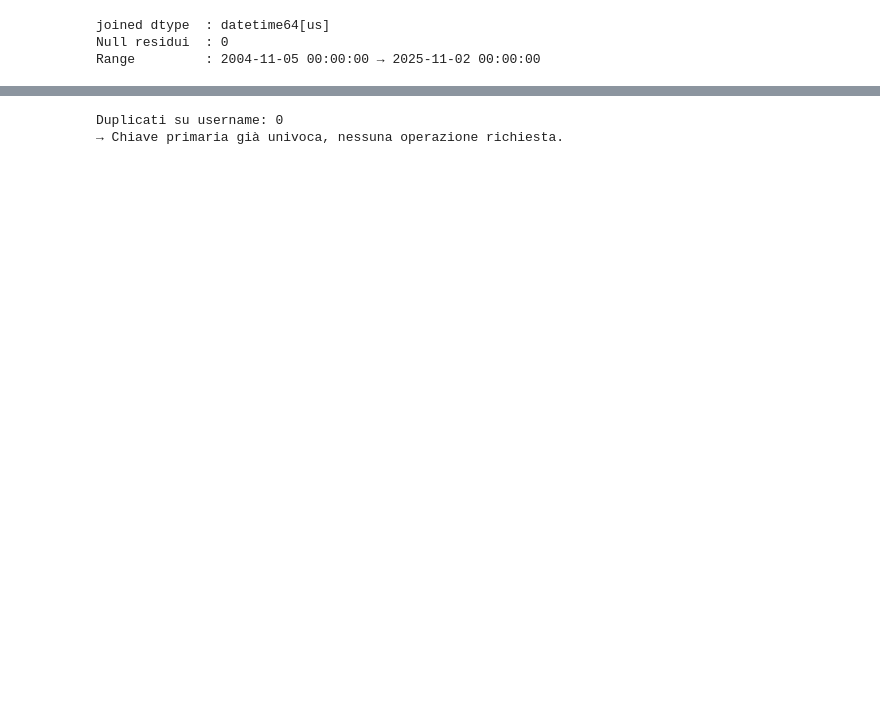
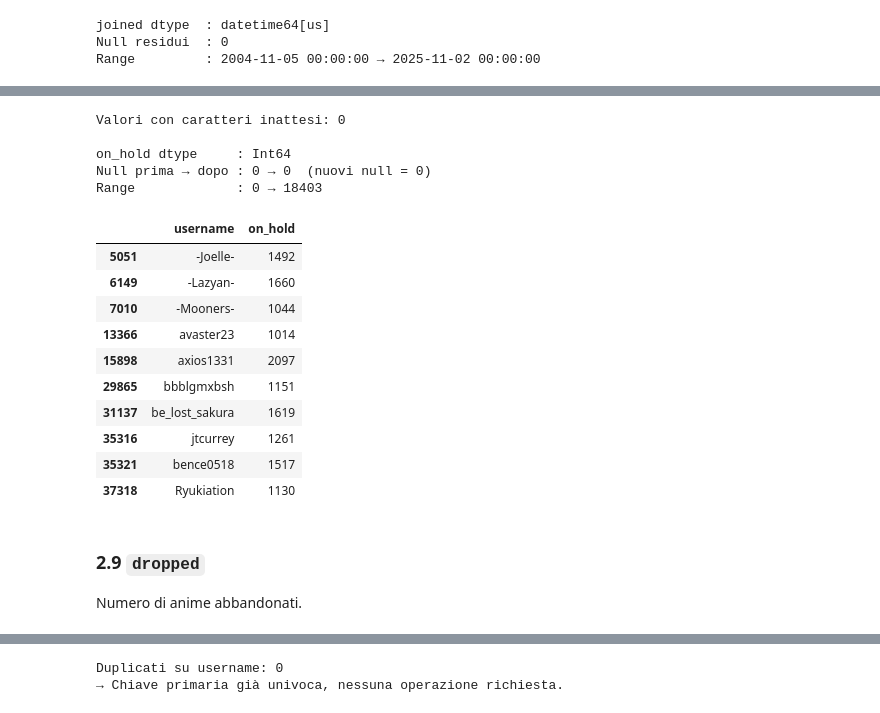
Before and after one commit to elisqose/HCI-Anime-Data-Analysis-25-26, a Jupyter notebook: exploration & cleaning/10_profiles.ipynb, the cells around one changed output, grey strips where cells are left out. Saved outputs shown, nothing was run; the diff lists cells and outputs as text; code cells hidden in the pictures; blank space fills up the shorter version.

```diff
--- a/exploration & cleaning/10_profiles.ipynb
+++ b/exploration & cleaning/10_profiles.ipynb
@@ -385,0 +490,3 @@ max     27020      28313    18403    27277          27193
+# %%
+df_pr['on_hold'] = df_pr['on_hold'].str.strip()
+analyze(df_pr['on_hold'])
@@ -385,0 +516,38 @@ max     27020      28313    18403    27277          27193
+# %%
+mask_anomali = df_pr['on_hold'].notna() & df_pr['on_hold'].str.contains(r'[^\d,]', na=False)
+print(f'Valori con caratteri inattesi: {mask_anomali.sum()}')
+if mask_anomali.any():
+    print(df_pr.loc[mask_anomali, 'on_hold'].unique()[:10])
+print()
+
+mask_virgola = df_pr['on_hold'].str.contains(',', na=False)
+
+n_null_before = df_pr['on_hold'].isna().sum()
+df_pr['on_hold'] = pd.to_numeric(df_pr['on_hold'].str.replace(',', '', regex=False), errors='coerce').astype('Int64')
+n_null_after = df_pr['on_hold'].isna().sum()
+print(f'on_hold dtype     : {df_pr["on_hold"].dtype}')
+print(f'Null prima → dopo : {n_null_before} → {n_null_after}  (nuovi null = {n_null_after - n_null_before})')
+print(f'Range             : {df_pr["on_hold"].min()} → {df_pr["on_hold"].max()}')
+print()
+df_pr.loc[mask_virgola, ['username', 'on_hold']].head(10)
+# %% [output]
+Valori con caratteri inattesi: 0
+
+on_hold dtype     : Int64
+Null prima → dopo : 0 → 0  (nuovi null = 0)
+Range             : 0 → 18403
+|  | username | on_hold |
+| 5051 | -Joelle- | 1492 |
+| 6149 | -Lazyan- | 1660 |
+| 7010 | -Mooners- | 1044 |
+| 13366 | avaster23 | 1014 |
+| 15898 | axios1331 | 2097 |
+| 29865 | bbblgmxbsh | 1151 |
+| 31137 | be_lost_sakura | 1619 |
+| 35316 | jtcurrey | 1261 |
+| 35321 | bence0518 | 1517 |
+| 37318 | Ryukiation | 1130 |
+# %% [markdown]
+### 2.9 `dropped`
+
+Numero di anime abbandonati.
```
Also changed, not shown: parts of 56 cells of this notebook, 3 other files.
